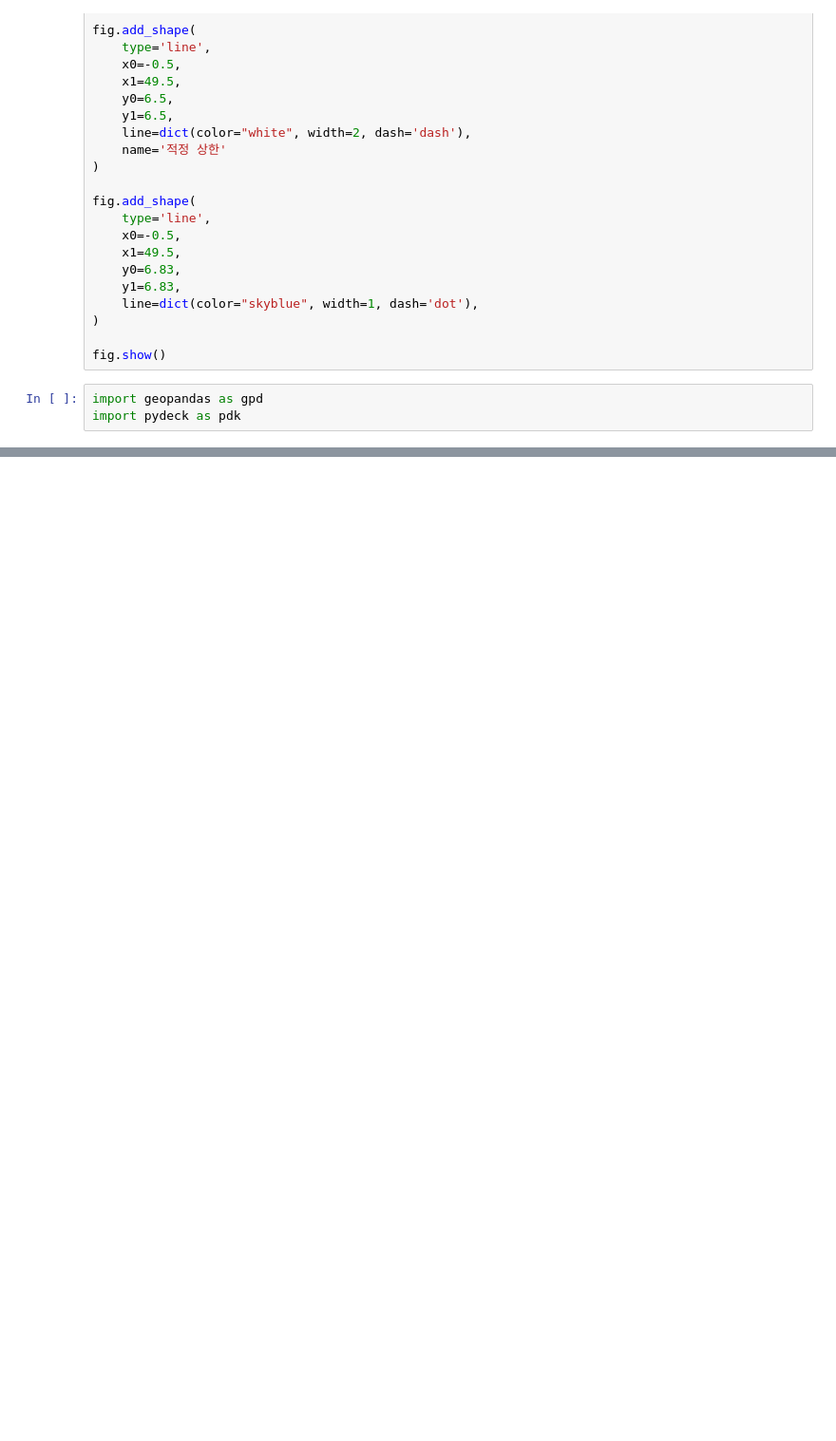
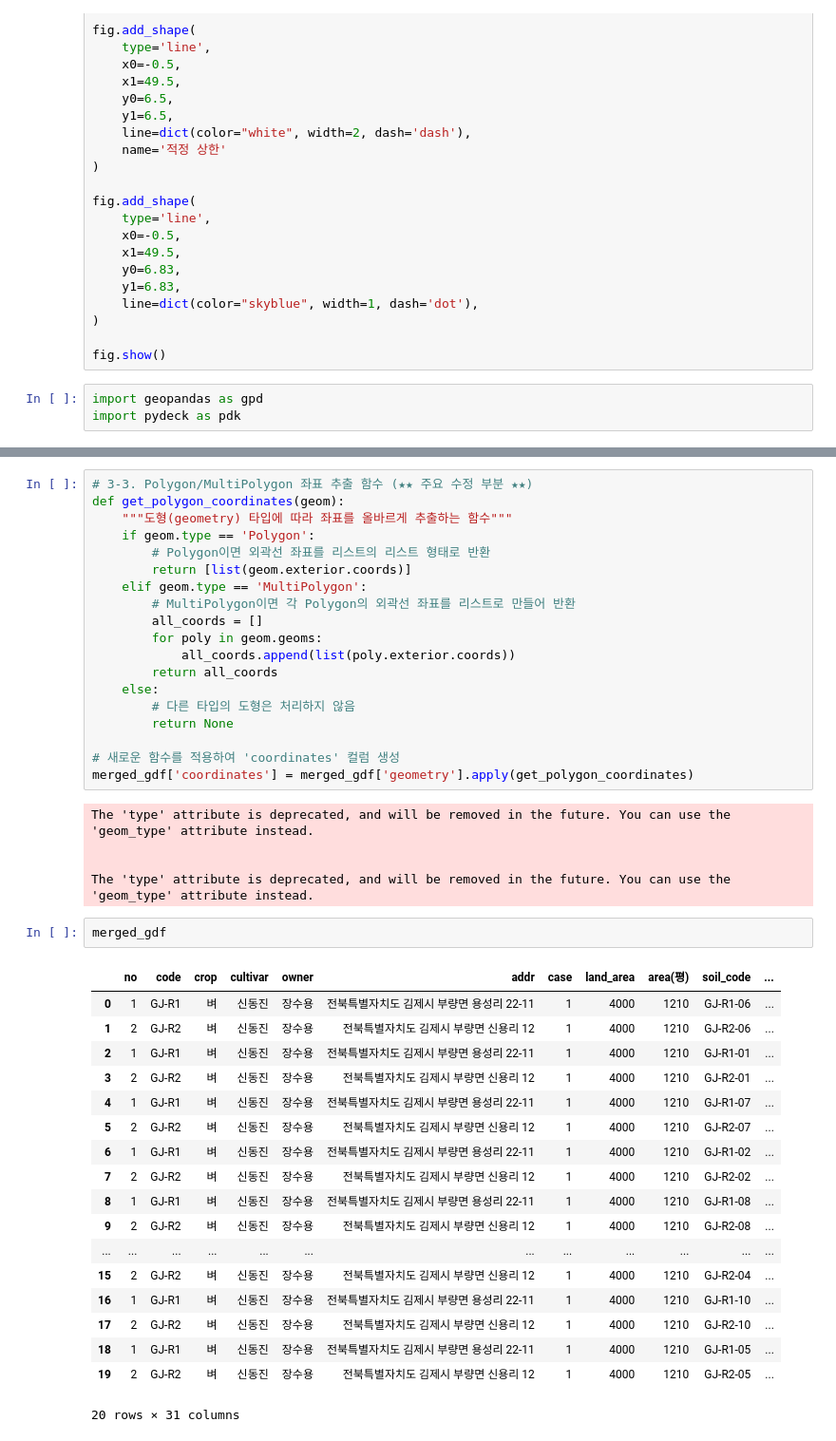
Before and after one commit to sirasony35/soil_analysis, a Jupyter notebook: soil_analysis_deep.ipynb, the cells around one changed output, grey strips where cells are left out. Shown at 95% size. Saved outputs shown, nothing was run; the diff lists cells and outputs as text; blank space fills up the shorter version.

```diff
--- a/soil_analysis_deep.ipynb
+++ b/soil_analysis_deep.ipynb
@@ -74,0 +176,45 @@ import pydeck as pdk
+# %%
+# 3-3. Polygon/MultiPolygon 좌표 추출 함수 (★★ 주요 수정 부분 ★★)
+def get_polygon_coordinates(geom):
+    """도형(geometry) 타입에 따라 좌표를 올바르게 추출하는 함수"""
+    if geom.type == 'Polygon':
+        # Polygon이면 외곽선 좌표를 리스트의 리스트 형태로 반환
+        return [list(geom.exterior.coords)]
+    elif geom.type == 'MultiPolygon':
+        # MultiPolygon이면 각 Polygon의 외곽선 좌표를 리스트로 만들어 반환
+        all_coords = []
+        for poly in geom.geoms:
+            all_coords.append(list(poly.exterior.coords))
+        return all_coords
+    else:
+        # 다른 타입의 도형은 처리하지 않음
+        return None
+
+# 새로운 함수를 적용하여 'coordinates' 컬럼 생성
+merged_gdf['coordinates'] = merged_gdf['geometry'].apply(get_polygon_coordinates)
+# %% [output]
+The 'type' attribute is deprecated, and will be removed in the future. You can use the 'geom_type' attribute instead.
+
+
+The 'type' attribute is deprecated, and will be removed in the future. You can use the 'geom_type' attribute instead.
+# %%
+merged_gdf
+# %% [output]
+|  | no | code | crop | cultivar | owner | addr | case | land_area | area(평) | soil_code | ... |
+| 0 | 1 | GJ-R1 | 벼 | 신동진 | 장수용 | 전북특별자치도 김제시 부량면 용성리 22-11 | 1 | 4000 | 1210 | GJ-R1-06 | ... |
+| 1 | 2 | GJ-R2 | 벼 | 신동진 | 장수용 | 전북특별자치도 김제시 부량면 신용리 12 | 1 | 4000 | 1210 | GJ-R2-06 | ... |
+| 2 | 1 | GJ-R1 | 벼 | 신동진 | 장수용 | 전북특별자치도 김제시 부량면 용성리 22-11 | 1 | 4000 | 1210 | GJ-R1-01 | ... |
+| 3 | 2 | GJ-R2 | 벼 | 신동진 | 장수용 | 전북특별자치도 김제시 부량면 신용리 12 | 1 | 4000 | 1210 | GJ-R2-01 | ... |
+| 4 | 1 | GJ-R1 | 벼 | 신동진 | 장수용 | 전북특별자치도 김제시 부량면 용성리 22-11 | 1 | 4000 | 1210 | GJ-R1-07 | ... |
+| 5 | 2 | GJ-R2 | 벼 | 신동진 | 장수용 | 전북특별자치도 김제시 부량면 신용리 12 | 1 | 4000 | 1210 | GJ-R2-07 | ... |
+| 6 | 1 | GJ-R1 | 벼 | 신동진 | 장수용 | 전북특별자치도 김제시 부량면 용성리 22-11 | 1 | 4000 | 1210 | GJ-R1-02 | ... |
+| 7 | 2 | GJ-R2 | 벼 | 신동진 | 장수용 | 전북특별자치도 김제시 부량면 신용리 12 | 1 | 4000 | 1210 | GJ-R2-02 | ... |
+| 8 | 1 | GJ-R1 | 벼 | 신동진 | 장수용 | 전북특별자치도 김제시 부량면 용성리 22-11 | 1 | 4000 | 1210 | GJ-R1-08 | ... |
+| 9 | 2 | GJ-R2 | 벼 | 신동진 | 장수용 | 전북특별자치도 김제시 부량면 신용리 12 | 1 | 4000 | 1210 | GJ-R2-08 | ... |
+| ... | ... | ... | ... | ... | ... | ... | ... | ... | ... | ... | ... |
+| 15 | 2 | GJ-R2 | 벼 | 신동진 | 장수용 | 전북특별자치도 김제시 부량면 신용리 12 | 1 | 4000 | 1210 | GJ-R2-04 | ... |
+| 16 | 1 | GJ-R1 | 벼 | 신동진 | 장수용 | 전북특별자치도 김제시 부량면 용성리 22-11 | 1 | 4000 | 1210 | GJ-R1-10 | ... |
+| 17 | 2 | GJ-R2 | 벼 | 신동진 | 장수용 | 전북특별자치도 김제시 부량면 신용리 12 | 1 | 4000 | 1210 | GJ-R2-10 | ... |
+| 18 | 1 | GJ-R1 | 벼 | 신동진 | 장수용 | 전북특별자치도 김제시 부량면 용성리 22-11 | 1 | 4000 | 1210 | GJ-R1-05 | ... |
+| 19 | 2 | GJ-R2 | 벼 | 신동진 | 장수용 | 전북특별자치도 김제시 부량면 신용리 12 | 1 | 4000 | 1210 | GJ-R2-05 | ... |
+20 rows × 31 columns
```
Also changed, not shown: parts of 7 cells of this notebook, 7 other files.
